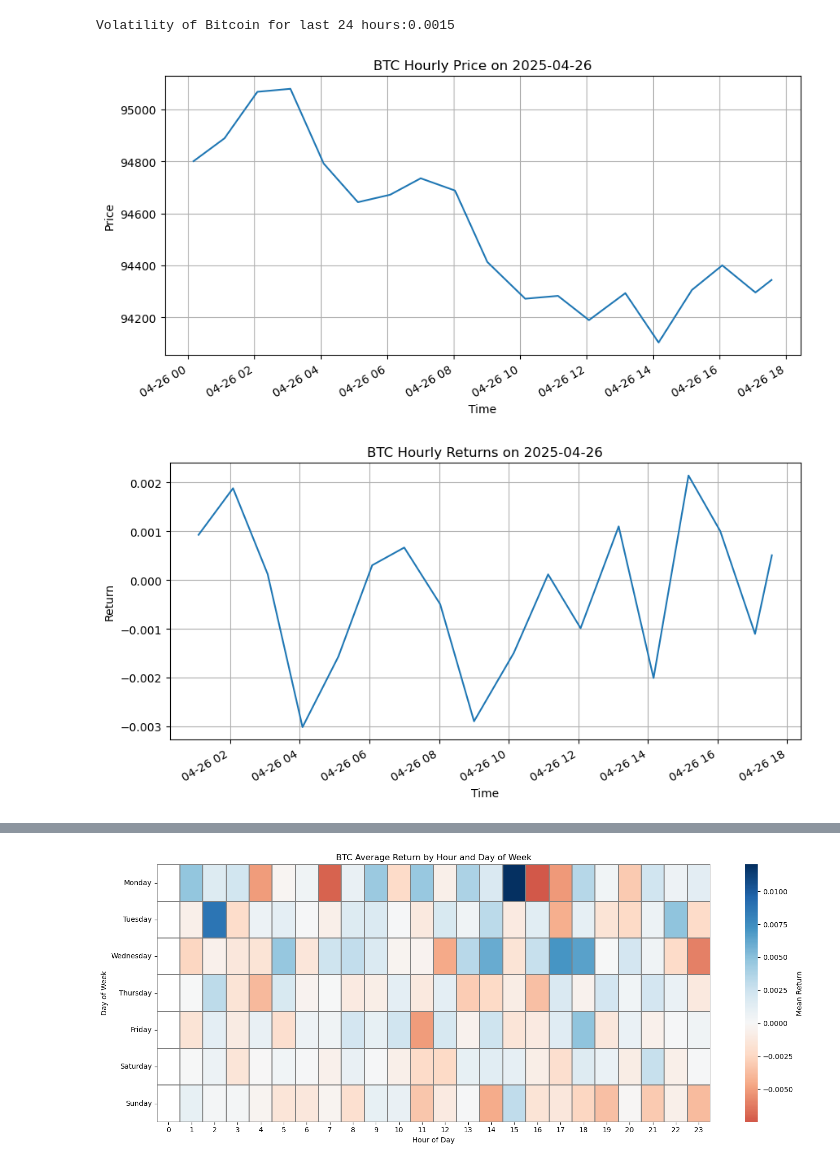
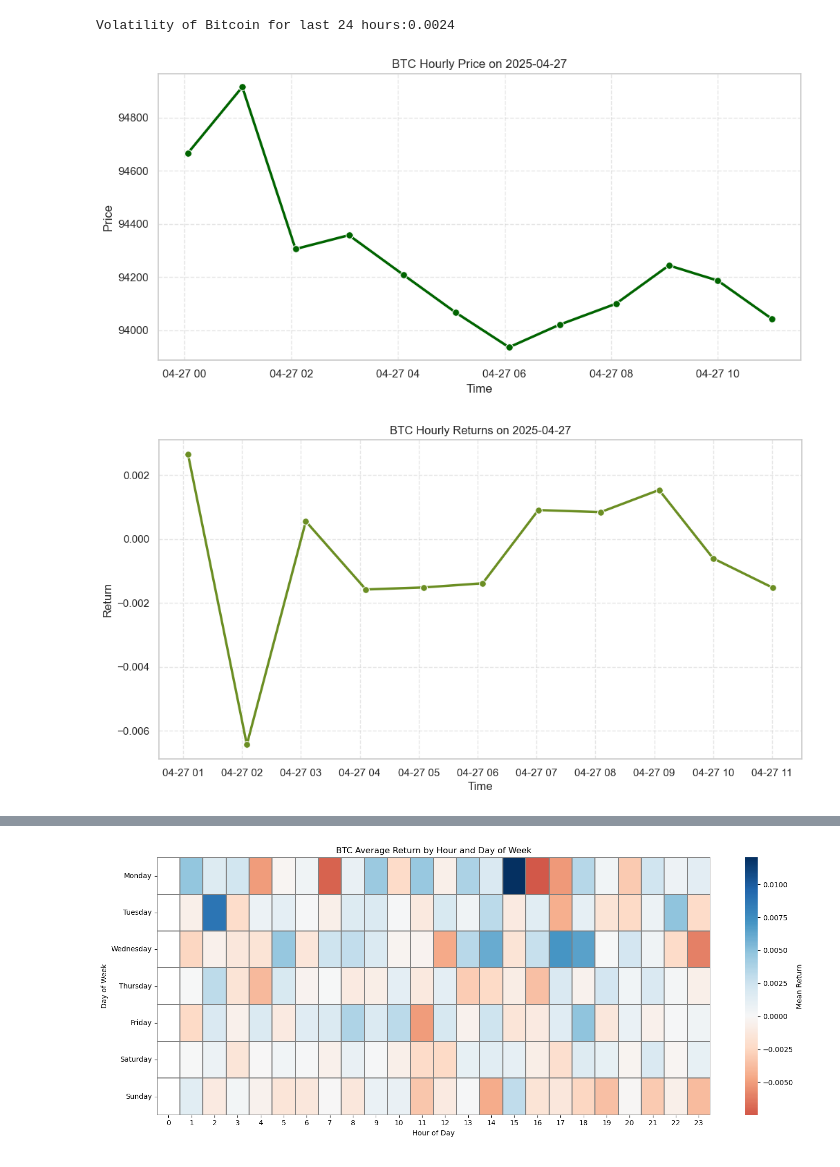
Before and after one commit to moyu1011-hka/hausarbeit-info2, a Jupyter notebook: test_coingecko_with_jupyter.ipynb, the cells around one changed output, grey strips where cells are left out. Saved outputs shown, nothing was run; the diff lists cells and outputs as text; code cells hidden in the pictures.

```diff
--- a/test_coingecko_with_jupyter.ipynb
+++ b/test_coingecko_with_jupyter.ipynb
@@ -8,6 +8,9 @@ from scipy.stats import pearsonr
 import seaborn as sns
 # %%
 #connecting api
+import sys
+sys.path.append('.')
+from api_key import API_KEY
 
 url = "https://api.coingecko.com/api/v3/coins/bitcoin/market_chart" #api end point
 
@@ -16,7 +19,7 @@ currency = 'usd'
 
 headers = {
     "accept": "application/json",
-    "x-cg-demo-api-key": "CG-XNGBRE1zynSYLPRSQhjN7n2v"
+    "x-cg-demo-api-key": API_KEY
 }
 
 params = {
@@ -113,33 +116,39 @@ def calculate_volume(volumes, days):
 # %%
 #Hourly Volatility
 
 days = 2
 
 prices = load_bitcoin_prices(days)
 day_to_analyse = datetime(datetime.today().year, datetime.today().month, datetime.today().day, 0,0,0) # setting today's datetime but resetting hours,mins and secs to zero
 next_day = day_to_analyse + pd.Timedelta(days=1) # set the second day
 
 prices = prices[(prices.index >= day_to_analyse) & (prices.index < next_day)] # deleting from dataset next_day to analyse only today's data hourly (default)
 prices['return'] = prices['price'].pct_change() # calculate the percentage change from hour to hour (returns)
 volatility = prices['return'].std() # calculate standard deviation of these returns (volatility)
 
 print(f'Volatility of Bitcoin for last 24 hours:{volatility:.4f}')
 
-prices['price'].plot(title=f'BTC Hourly Price on {day_to_analyse.date()}', figsize=(10,5))  # visualising price
+plt.figure(figsize=(10,5))
+sns.set_theme(style="whitegrid", palette="muted", font_scale=1)
+sns.lineplot(data=prices, x=prices.index, y='price', linewidth=2.5, marker='o', markersize=7, color='darkgreen') # visualising price
+plt.title(f'BTC Hourly Price on {day_to_analyse.date()}')
 plt.xlabel('Time')
 plt.ylabel('Price')
-plt.grid(True)
+plt.grid(True, linestyle = '--', alpha=0.5)
+plt.tight_layout()
 plt.show()
 
-prices['return'].plot(title=f'BTC Hourly Returns on {day_to_analyse.date()}',figsize=(10,5)) #visualising returns
+plt.figure(figsize=(12,6))
+sns.lineplot(data=prices, x=prices.index, y='return', linewidth=2.5, marker='o', markersize=7, color='olivedrab')
+plt.title(f'BTC Hourly Returns on {day_to_analyse.date()}')
 plt.xlabel('Time')
 plt.ylabel('Return')
-plt.grid(True)
+plt.grid(True,linestyle='--', alpha=0.5)
 plt.show()
 # %% [output]
-Volatility of Bitcoin for last 24 hours:0.0015
+Volatility of Bitcoin for last 24 hours:0.0024
-[figure, old version]
+[figure, new version]
-[figure, old version]
+[figure, new version]
 # %%
 #Weekly Volatility
 
```
Also changed, not shown: parts of 11 cells of this notebook, 2 other files.
